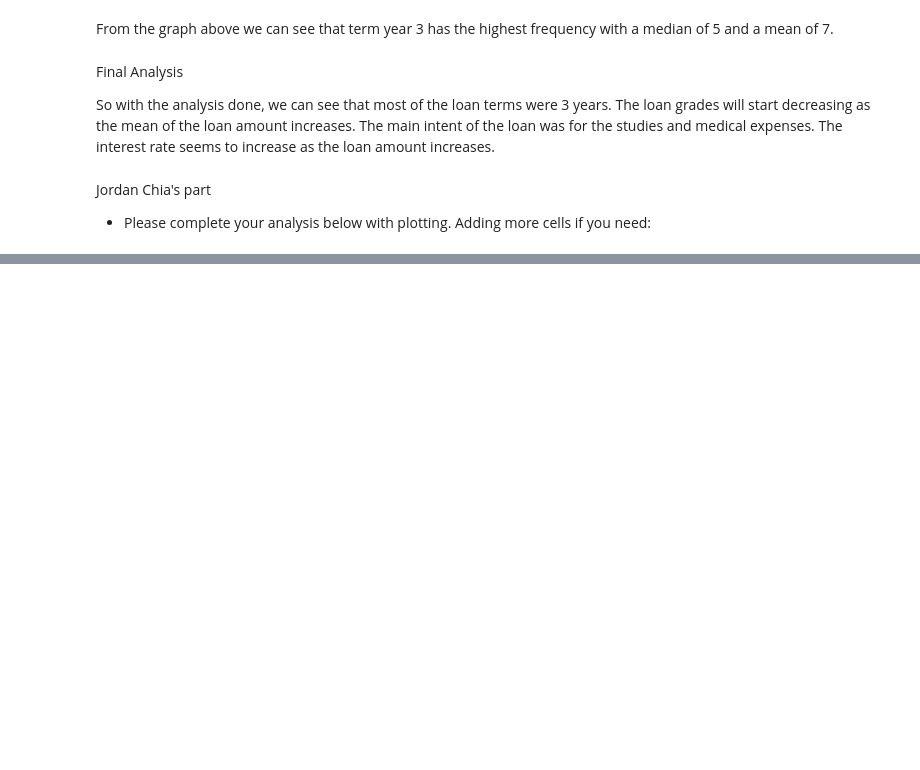
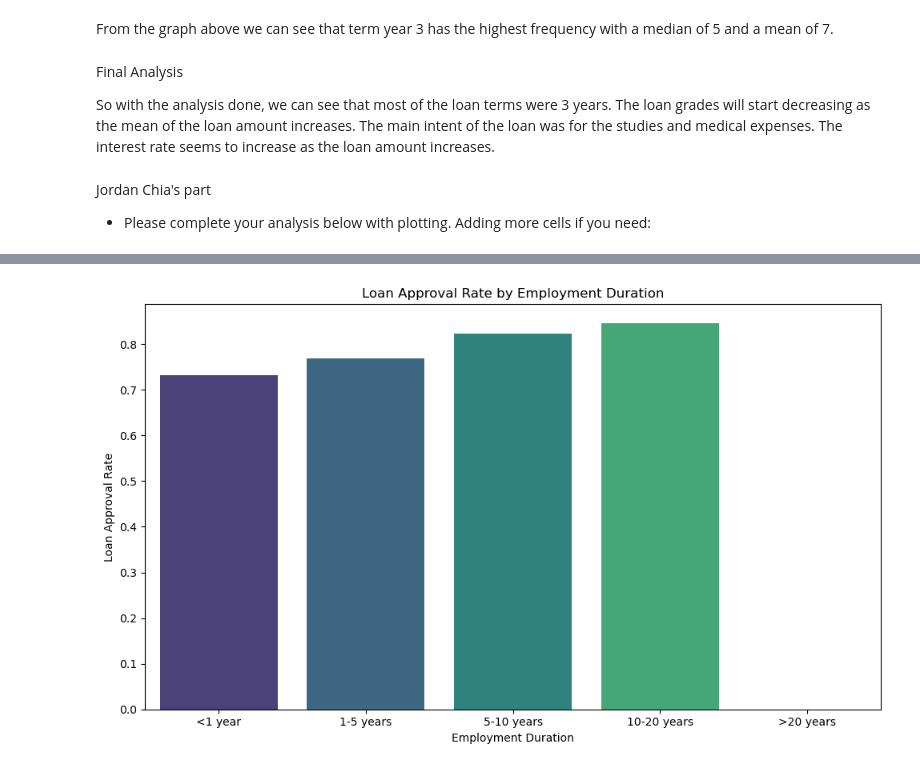
Before and after one commit to Oatsinthepine/Project_1_group8, a Jupyter notebook: Starter_notebook _combined1.ipynb, the cells around one changed output, grey strips where cells are left out. Saved outputs shown, nothing was run; the diff lists cells and outputs as text; code cells hidden in the pictures; blank space fills up the shorter version.

```diff
--- a/Starter_notebook _combined1.ipynb
+++ b/Starter_notebook _combined1.ipynb
@@ -927,0 +1118,19 @@ Jordan Chia's part
+# %%
+# Create categories for employment duration
+bins = [0, 1, 5, 10, 20, 50]
+labels = ['<1 year', '1-5 years', '5-10 years', '10-20 years', '>20 years']
+filtered_df['employment_category'] = pd.cut(filtered_df['employment_duration'], bins=bins, labels=labels, right=False)
+
+# Calculate approval rate for each category
+approval_rate = filtered_df.groupby('employment_category')['loan_approved'].mean().reset_index()
+
+# Bar plot of approval rates by employment duration categories
+plt.figure(figsize=(10, 6))
+sns.barplot(x='employment_category', y='loan_approved', data=approval_rate, palette='viridis')
+plt.xlabel('Employment Duration')
+plt.ylabel('Loan Approval Rate')
+plt.title('Loan Approval Rate by Employment Duration')
+plt.tight_layout()
+plt.show()
+# %% [output]
+[figure, added]
```
Also changed, not shown: parts of 18 cells of this notebook, 1 other file.
